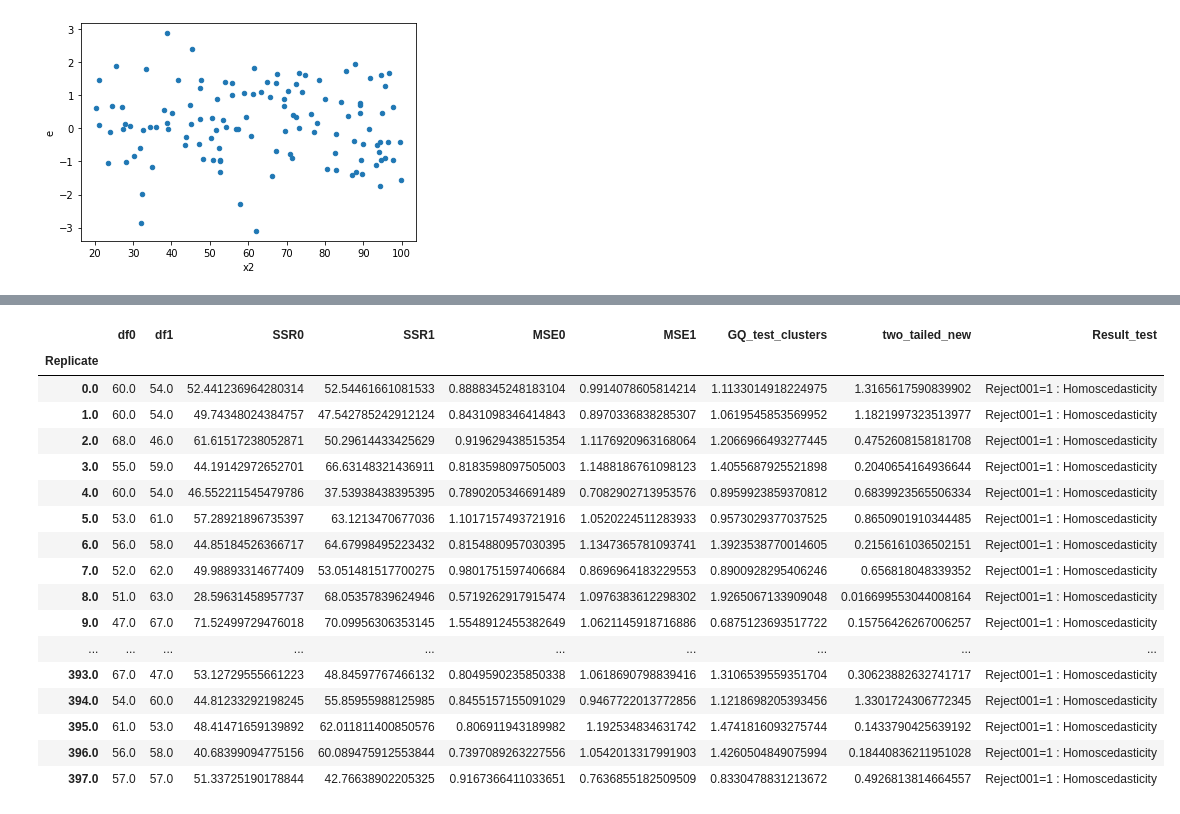
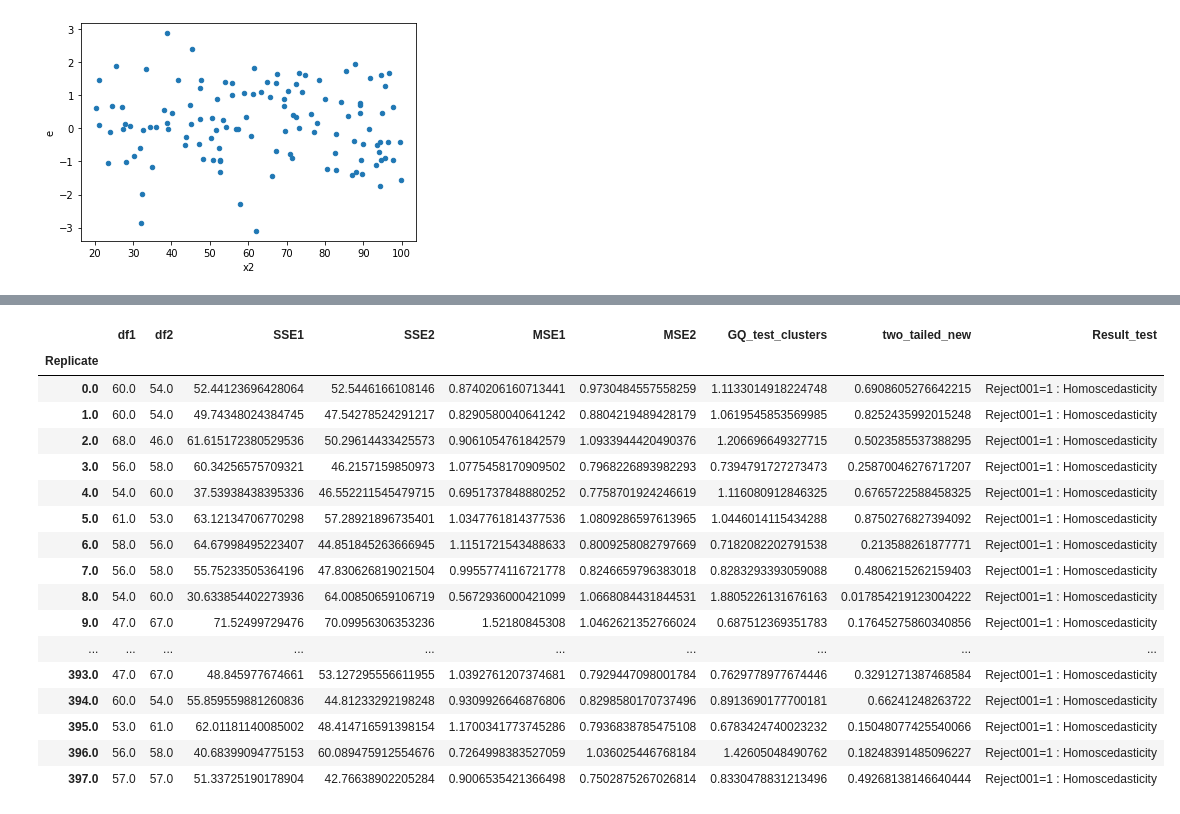
Before and after one commit to iam-fern/Generate_addition, a Jupyter notebook: GQtest_cluster_data_add_delta_(0)_n120_01.ipynb, the cells around one changed output, grey strips where cells are left out. Cells and saved outputs as stored; diff of their text form; code cells hidden in the pictures.

```diff
--- a/GQtest_cluster_data_add_delta_(0)_n120_01.ipynb
+++ b/GQtest_cluster_data_add_delta_(0)_n120_01.ipynb
@@ -285,39 +284,39 @@ result.astype(str)
 # %%
 # สร้างตารางผลลัพธ์
 alpha = 0.01
 pd.set_option('display.max_rows', 1000)
 pd.set_option('display.max_columns', 1000)
 pd.set_option('display.width', 1000)
-result=pd.DataFrame({"Replicate":list_replicate, "df0":list_df0, "df1":list_df1, "SSR0":list_SSR0,
-                     "SSR1":list_SSR1, "MSE0":list_MSE0, "MSE1":list_MSE1,
-                     "GQ_test_clusters":list_GQ_test_clusters, "two_tailed":list_two_tailed, "greater":list_p_greater})
+result=pd.DataFrame({"Replicate":list_replicate, "df1":list_df1, "df2":list_df2, "SSE1":list_SSE1,
+                     "SSE2":list_SSE2, "MSE1":list_MSE1, "MSE2":list_MSE2,
+                     "GQ_test_clusters":list_GQ_test_clusters, "two_tailed":list_two_tailed, "greater":list_p_greater, "less":list_p_less})
 result.set_index(['Replicate'], inplace=True)
 
-result['two_tailed_new']=result[["two_tailed","greater"]].apply(lambda value: value[0] if value[0]<0.5 else 2*value[1], axis=1)
+result['two_tailed_new']=result[["two_tailed","greater","less"]].apply(lambda value: value[0] if value[0]<0.5 else (2*value[1] if value[1]<0.5 else 2*value[2]) , axis=1)
 result["Result_test"]=result["two_tailed_new"].apply(lambda p_value: 'Reject001=0 : Heteroscedasticity'
-                                                                  if p_value < alpha else 'Reject001=1 : Homoscedasticity')
+                                                     if p_value < alpha else 'Reject001=1 : Homoscedasticity')
 #two_tailed_new_show=two_tailed_new.drop(columns="greater")
-result_show=result.drop(columns=["two_tailed", "greater"])
+result_show=result.drop(columns=["two_tailed", "greater", "less"])
 result_show.astype(str)
 # %% [output]
-|  | df0 | df1 | SSR0 | SSR1 | MSE0 | MSE1 | GQ_test_clusters | two_tailed_new | Result_test |
+|  | df1 | df2 | SSE1 | SSE2 | MSE1 | MSE2 | GQ_test_clusters | two_tailed_new | Result_test |
 | Replicate |  |  |  |  |  |  |  |  |  |
-| 0.0 | 60.0 | 54.0 | 52.441236964280314 | 52.54461661081533 | 0.8888345248183104 | 0.9914078605814214 | 1.1133014918224975 | 1.3165617590839902 | Reject001=1 : Homoscedasticity |
-| 1.0 | 60.0 | 54.0 | 49.74348024384757 | 47.542785242912124 | 0.8431098346414843 | 0.8970336838285307 | 1.0619545853569952 | 1.1821997323513977 | Reject001=1 : Homoscedasticity |
-| 2.0 | 68.0 | 46.0 | 61.61517238052871 | 50.29614433425629 | 0.919629438515354 | 1.1176920963168064 | 1.2066966493277445 | 0.4752608158181708 | Reject001=1 : Homoscedasticity |
-| 3.0 | 55.0 | 59.0 | 44.19142972652701 | 66.63148321436911 | 0.8183598097505003 | 1.1488186761098123 | 1.4055687925521898 | 0.2040654164936644 | Reject001=1 : Homoscedasticity |
-| 4.0 | 60.0 | 54.0 | 46.552211545479786 | 37.53938438395395 | 0.7890205346691489 | 0.7082902713953576 | 0.8959923859370812 | 0.6839923565506334 | Reject001=1 : Homoscedasticity |
-| 5.0 | 53.0 | 61.0 | 57.28921896735397 | 63.1213470677036 | 1.1017157493721916 | 1.0520224511283933 | 0.9573029377037525 | 0.8650901910344485 | Reject001=1 : Homoscedasticity |
-| 6.0 | 56.0 | 58.0 | 44.85184526366717 | 64.67998495223432 | 0.8154880957030395 | 1.1347365781093741 | 1.3923538770014605 | 0.2156161036502151 | Reject001=1 : Homoscedasticity |
-| 7.0 | 52.0 | 62.0 | 49.98893314677409 | 53.051481517700275 | 0.9801751597406684 | 0.8696964183229553 | 0.8900928295406246 | 0.656818048339352 | Reject001=1 : Homoscedasticity |
-| 8.0 | 51.0 | 63.0 | 28.59631458957737 | 68.05357839624946 | 0.5719262917915474 | 1.0976383612298302 | 1.9265067133909048 | 0.016699553044008164 | Reject001=1 : Homoscedasticity |
-| 9.0 | 47.0 | 67.0 | 71.52499729476018 | 70.09956306353145 | 1.5548912455382649 | 1.0621145918716886 | 0.6875123693517722 | 0.15756426267006257 | Reject001=1 : Homoscedasticity |
+| 0.0 | 60.0 | 54.0 | 52.44123696428064 | 52.5446166108146 | 0.8740206160713441 | 0.9730484557558259 | 1.1133014918224748 | 0.6908605276642215 | Reject001=1 : Homoscedasticity |
+| 1.0 | 60.0 | 54.0 | 49.74348024384745 | 47.54278524291217 | 0.8290580040641242 | 0.8804219489428179 | 1.0619545853569985 | 0.8252435992015248 | Reject001=1 : Homoscedasticity |
+| 2.0 | 68.0 | 46.0 | 61.615172380529536 | 50.29614433425573 | 0.9061054761842579 | 1.0933944420490376 | 1.206696649327715 | 0.5023585537388295 | Reject001=1 : Homoscedasticity |
+| 3.0 | 56.0 | 58.0 | 60.34256575709321 | 46.2157159850973 | 1.0775458170909502 | 0.7968226893982293 | 0.7394791727273473 | 0.25870046276717207 | Reject001=1 : Homoscedasticity |
+| 4.0 | 54.0 | 60.0 | 37.53938438395336 | 46.552211545479715 | 0.6951737848880252 | 0.7758701924246619 | 1.116080912846325 | 0.6765722588458325 | Reject001=1 : Homoscedasticity |
+| 5.0 | 61.0 | 53.0 | 63.12134706770298 | 57.28921896735401 | 1.0347761814377536 | 1.0809286597613965 | 1.0446014115434288 | 0.8750276827394092 | Reject001=1 : Homoscedasticity |
+| 6.0 | 58.0 | 56.0 | 64.67998495223407 | 44.851845263666945 | 1.1151721543488633 | 0.8009258082797669 | 0.7182082202791538 | 0.213588261877771 | Reject001=1 : Homoscedasticity |
+| 7.0 | 56.0 | 58.0 | 55.75233505364196 | 47.830626819021504 | 0.9955774116721778 | 0.8246659796383018 | 0.8283293393059088 | 0.4806215262159403 | Reject001=1 : Homoscedasticity |
+| 8.0 | 54.0 | 60.0 | 30.633854402273936 | 64.00850659106719 | 0.5672936000421099 | 1.0668084431844531 | 1.8805226131676163 | 0.017854219123004222 | Reject001=1 : Homoscedasticity |
+| 9.0 | 47.0 | 67.0 | 71.52499729476 | 70.09956306353236 | 1.52180845308 | 1.0462621352766024 | 0.687512369351783 | 0.17645275860340856 | Reject001=1 : Homoscedasticity |
 | ... | ... | ... | ... | ... | ... | ... | ... | ... | ... |
-| 393.0 | 67.0 | 47.0 | 53.12729555661223 | 48.84597767466132 | 0.8049590235850338 | 1.0618690798839416 | 1.3106539559351704 | 0.30623882632741717 | Reject001=1 : Homoscedasticity |
-| 394.0 | 54.0 | 60.0 | 44.81233292198245 | 55.85955988125985 | 0.8455157155091029 | 0.9467722013772856 | 1.1218698205393456 | 1.3301724306772345 | Reject001=1 : Homoscedasticity |
-| 395.0 | 61.0 | 53.0 | 48.41471659139892 | 62.011811400850576 | 0.806911943189982 | 1.192534834631742 | 1.4741816093275744 | 0.1433790425639192 | Reject001=1 : Homoscedasticity |
-| 396.0 | 56.0 | 58.0 | 40.68399094775156 | 60.089475912553844 | 0.7397089263227556 | 1.0542013317991903 | 1.4260504849075994 | 0.18440836211951028 | Reject001=1 : Homoscedasticity |
-| 397.0 | 57.0 | 57.0 | 51.33725190178844 | 42.76638902205325 | 0.9167366411033651 | 0.7636855182509509 | 0.8330478831213672 | 0.4926813814664557 | Reject001=1 : Homoscedasticity |
+| 393.0 | 47.0 | 67.0 | 48.845977674661 | 53.127295556611955 | 1.0392761207374681 | 0.7929447098001784 | 0.7629778977674446 | 0.3291271387468584 | Reject001=1 : Homoscedasticity |
+| 394.0 | 60.0 | 54.0 | 55.859559881260836 | 44.81233292198248 | 0.9309926646876806 | 0.8298580170737496 | 0.8913690177700181 | 0.66241248263722 | Reject001=1 : Homoscedasticity |
+| 395.0 | 53.0 | 61.0 | 62.01181140085002 | 48.414716591398154 | 1.1700341773745286 | 0.7936838785475108 | 0.6783424740023232 | 0.15048077425540066 | Reject001=1 : Homoscedasticity |
+| 396.0 | 56.0 | 58.0 | 40.68399094775153 | 60.089475912554676 | 0.7264998383527059 | 1.036025446768184 | 1.42605048490762 | 0.18248391485096227 | Reject001=1 : Homoscedasticity |
+| 397.0 | 57.0 | 57.0 | 51.33725190178904 | 42.76638902205284 | 0.9006535421366498 | 0.7502875267026814 | 0.8330478831213496 | 0.49268138146640444 | Reject001=1 : Homoscedasticity |
 # %%
 result_show['Result_test'].value_counts()
 # %% [output]
```
Also changed, not shown: parts of 4 cells of this notebook.
